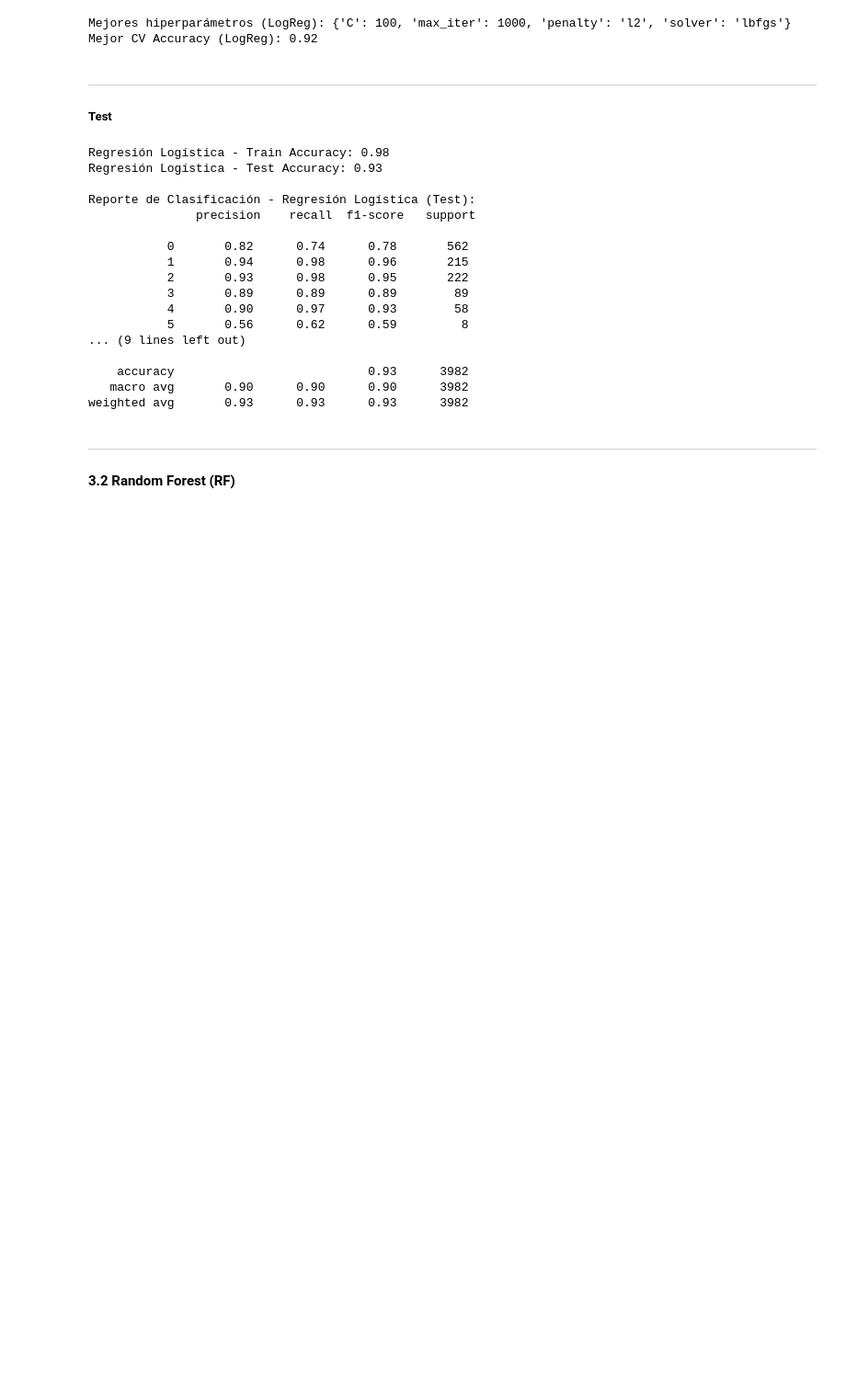
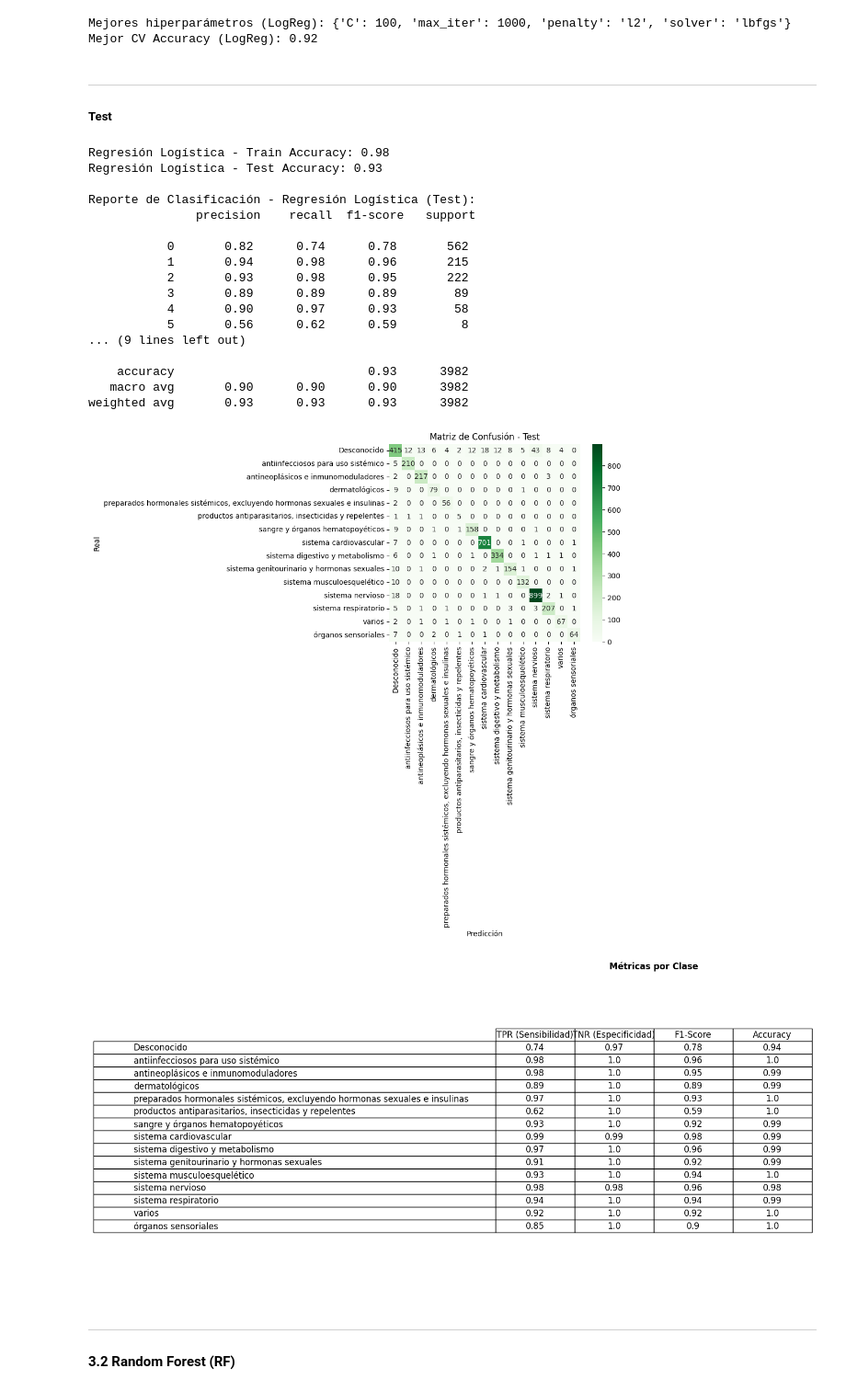
Before and after one commit to carlosriegom/PharmAI, a Jupyter notebook: src/4_ml_classification/ml_classification.ipynb, the cells around one changed output. Shown at 92% size. Drawn from its saved outputs; the diff is of its cells as text; code cells hidden in the pictures; blank space fills up the shorter version.

```diff
--- a/src/4_ml_classification/ml_classification.ipynb
+++ b/src/4_ml_classification/ml_classification.ipynb
@@ -195,3 +148,77 @@ plot_confusion_matrix(
+# %%
+# Función para mostrar la matriz de confusión
+def plot_test_confusion_matrix_metrics(y_test, y_pred_test):
+    """
+    Genera y muestra de forma visual la matriz de confusión para el conjunto de test y, en una figura aparte,
+    muestra una tabla con los indicadores TPR (Sensibilidad), TNR (Especificidad), F1-Score y Accuracy para cada clase.
+
+    Parámetros:
+        y_test (array-like): Etiquetas reales del conjunto de test.
+        y_pred_test (array-like): Predicciones del modelo sobre el conjunto de test.
+
+    Nota:
+        Se asume que la variable global 'le' (LabelEncoder) ha sido definida y entrenada previamente
+        para obtener los nombres originales de las clases.
+    """
+
+    # Calcular la matriz de confusión para test
+    cm = confusion_matrix(y_test, y_pred_test)
+    class_names = le.classes_
+    n_classes = len(class_names)
+
+    # Mostrar la matriz de confusión
+    plt.figure(figsize=(6, 5))
+    sns.heatmap(cm, annot=True, fmt='d', cmap='Greens',
+                xticklabels=class_names, yticklabels=class_names)
+    plt.title('Matriz de Confusión - Test')
+    plt.xlabel('Predicción')
+    plt.ylabel('Real')
+    plt.tight_layout()
+    plt.show()
+
+    # Calcular métricas por clase
+    metrics = {"Clase": [], "TPR (Sensibilidad)": [], "TNR (Especificidad)": [], "F1-Score": [], "Accuracy": []}
+    total = cm.sum()
+    for i in range(n_classes):
+        TP = cm[i, i]
+        FN = cm[i, :].sum() - TP
+        FP = cm[:, i].sum() - TP
+        TN = total - (TP + FN + FP)
+
+        tpr = TP / (TP + FN) if (TP + FN) > 0 else 0
+        tnr = TN / (TN + FP) if (TN + FP) > 0 else 0
+        f1 = 2 * TP / (2 * TP + FP + FN) if (2 * TP + FP + FN) > 0 else 0
+        acc = (TP + TN) / total if total > 0 else 0
+
+        metrics["Clase"].append(class_names[i])
+        metrics["TPR (Sensibilidad)"].append(round(tpr, 2))
+        metrics["TNR (Especificidad)"].append(round(tnr, 2))
+        metrics["F1-Score"].append(round(f1, 2))
+        metrics["Accuracy"].append(round(acc, 2))
+
+    df_metrics = pd.DataFrame(metrics).set_index("Clase")
+
+    # Visualizar la tabla de métricas
+    fig, ax = plt.subplots(figsize=(8, 0.5 + 0.5 * n_classes))
+    ax.axis('tight')
+    ax.axis('off')
+    table = ax.table(cellText=df_metrics.values,
+                     colLabels=df_metrics.columns,
+                     rowLabels=df_metrics.index,
+                     cellLoc='center',
+                     loc='center')
+    table.auto_set_font_size(False)
+    table.set_fontsize(12)
+    table.scale(1, 1.5)
+    plt.title("Métricas por Clase", fontweight="bold")
+    plt.tight_layout()
+    plt.show()
+
+# Matriz de confusión de la regresión logística
+plot_test_confusion_matrix_metrics(y_test, y_test_pred_lr)
+# %% [output]
+[figure, added]
+[figure, added]
 # %% [markdown]
 ---
 #### **3.2 Random Forest (RF)**
```
Also changed, not shown: parts of 10 cells of this notebook, 1 other file.
